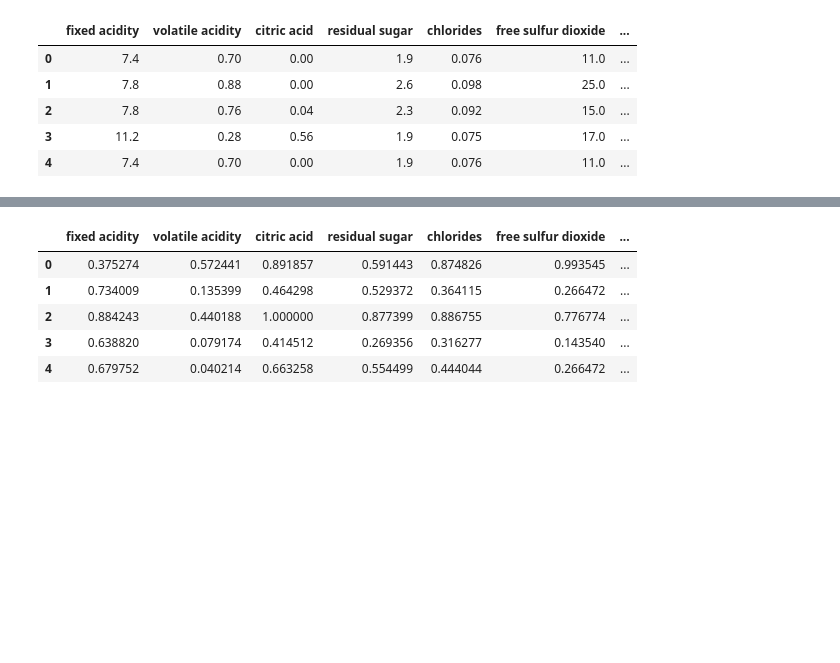
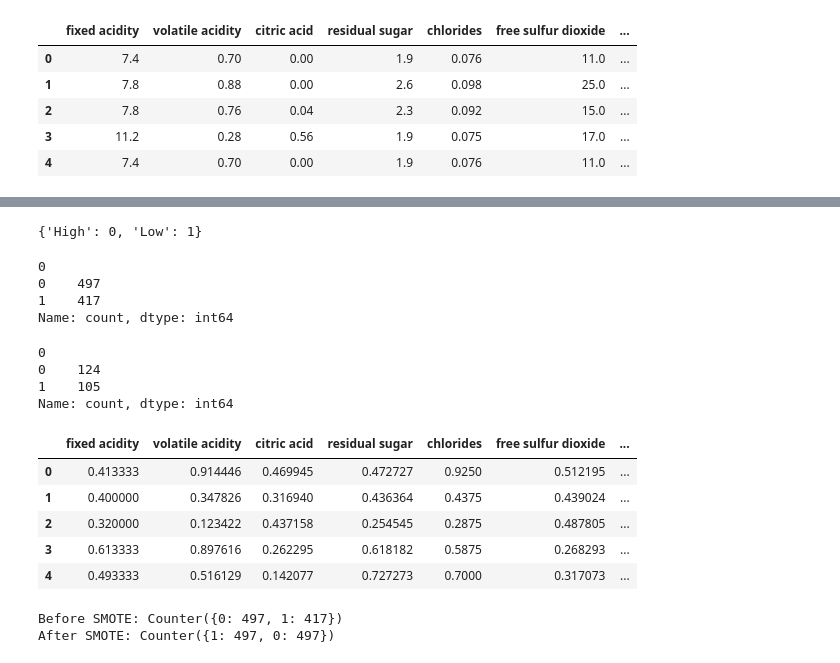
Before and after one commit to aditya345-coder/Wine-Quality-End-to-End-ML-Project, a Jupyter notebook: notebook/trials.ipynb, the cells around one changed output, grey strips where cells are left out. Drawn from its saved outputs; the diff is of its cells as text; code cells hidden in the pictures; blank space fills up the shorter version.

```diff
--- a/notebook/trials.ipynb
+++ b/notebook/trials.ipynb
@@ -345,15 +376,25 @@ Name: count, dtype: float64
 # %% [markdown]
 As the categories highly imbalanced, then trying to merge them.
 # %%
-def map_quality(score):
-    if score <= 4:
+# def map_quality(score):
+#     if score <= 4:
+#         return 'Low'
+#     elif score <= 6:
+#         return 'Medium'
+#     else:
+#         return 'High'
+
+# # Apply the function
+# df['quality_label'] = df['quality'].apply(map_quality)
+# df.drop(columns=["quality"],inplace=True)
+# df.head()
+
+def map_quality_binary(score):
+    if score <= 5:
         return 'Low'
-    elif score <= 6:
-        return 'Medium'
     else:
         return 'High'
 
 # Apply the function
-df['quality_label'] = df['quality'].apply(map_quality)
-df.drop(columns="quality",inplace=True)
-df.head()
+df['quality_label'] = df['quality'].apply(map_quality_binary)
+df.drop(columns=["quality"], inplace=True)
@@ -395,50 +452,57 @@ df.head()
 # Splitting features and target
 X = df.drop(columns=['quality_label'])
 y = df['quality_label']
+# %%
+label_encoder = LabelEncoder()
+y_encoded = label_encoder.fit_transform(y)  # 'Low' becomes 1, 'High' becomes 0
+# %%
+print(dict(zip(label_encoder.classes_, label_encoder.transform(label_encoder.classes_))))
+# %% [output]
+{'High': 0, 'Low': 1}
 # %%
 # Train-test split
-X_train, X_test, y_train, y_test = train_test_split(X, y, test_size=0.2, random_state=42, stratify=y)
+X_train, X_test, y_train, y_test = train_test_split(X, y_encoded, test_size=0.2, random_state=42, stratify=y)
+# %%
+pd.DataFrame(y_train).value_counts()
+# %% [output]
+0
+0    497
+1    417
+Name: count, dtype: int64
+# %%
+pd.DataFrame(y_test).value_counts()
+# %% [output]
+0
+0    124
+1    105
+Name: count, dtype: int64
 # %%
-# Specify your skewed features
-skewed_features = ['volatile acidity', 'citric acid', 'residual sugar', 'chlorides',
-                   'free sulfur dioxide', 'total sulfur dioxide', 'sulphates', 'alcohol']
 
 # Get all feature columns (assuming X_train is already defined)
 all_features = X_train.columns.tolist()
 
-# Get the remaining (non-skewed) features
-other_features = [col for col in all_features if col not in skewed_features]
-
-# Create a ColumnTransformer
-column_transformer = ColumnTransformer(transformers=[
-    ('power', PowerTransformer(method='yeo-johnson'), skewed_features),
-    ('passthrough', 'passthrough', other_features)
-])
-
 # Wrap it in a pipeline with RobustScaler
 pipeline = Pipeline([
-    ('power_transform_selected', column_transformer),
-    ('minmax_scaler', MinMaxScaler()),
-    # ('robust_scaler', RobustScaler())
+    ('minmax_scaler', MinMaxScaler())
 ])
 
 # Fit on training data
 X_train_processed = pipeline.fit_transform(X_train)
 
 # Transform test data
 X_test_processed = pipeline.transform(X_test)
 
 # Optional: Convert back to DataFrame if you want to see column names
 X_train_processed_df = pd.DataFrame(X_train_processed, columns=all_features)
 X_test_processed_df = pd.DataFrame(X_test_processed, columns=all_features)
 X_train_processed_df.head()
 # %% [output]
 |  | fixed acidity | volatile acidity | citric acid | residual sugar | chlorides | free sulfur dioxide | ... |
-| 0 | 0.375274 | 0.572441 | 0.891857 | 0.591443 | 0.874826 | 0.993545 | ... |
-| 1 | 0.734009 | 0.135399 | 0.464298 | 0.529372 | 0.364115 | 0.266472 | ... |
-| 2 | 0.884243 | 0.440188 | 1.000000 | 0.877399 | 0.886755 | 0.776774 | ... |
-| 3 | 0.638820 | 0.079174 | 0.414512 | 0.269356 | 0.316277 | 0.143540 | ... |
-| 4 | 0.679752 | 0.040214 | 0.663258 | 0.554499 | 0.444044 | 0.266472 | ... |
+| 0 | 0.413333 | 0.914446 | 0.469945 | 0.472727 | 0.9250 | 0.512195 | ... |
+| 1 | 0.400000 | 0.347826 | 0.316940 | 0.436364 | 0.4375 | 0.439024 | ... |
+| 2 | 0.320000 | 0.123422 | 0.437158 | 0.254545 | 0.2875 | 0.487805 | ... |
+| 3 | 0.613333 | 0.897616 | 0.262295 | 0.618182 | 0.5875 | 0.268293 | ... |
+| 4 | 0.493333 | 0.516129 | 0.142077 | 0.727273 | 0.7000 | 0.317073 | ... |
 # %%
 # !pip install imblearn
 # %%
@@ -447,5 +509,11 @@ from imblearn.over_sampling import SMOTE
 smote = SMOTE(random_state=42, k_neighbors=2)
 X_train_res, y_train_res = smote.fit_resample(X_train_processed, y_train)
+# %%
+print("Before SMOTE:", Counter(y_train))
+print("After SMOTE:", Counter(y_train_res))
+# %% [output]
+Before SMOTE: Counter({0: 497, 1: 417})
+After SMOTE: Counter({1: 497, 0: 497})
 # %%
 df.quality_label.unique()
 # %% [output]
```
Also changed, not shown: parts of 32 cells of this notebook, 5 other files.
